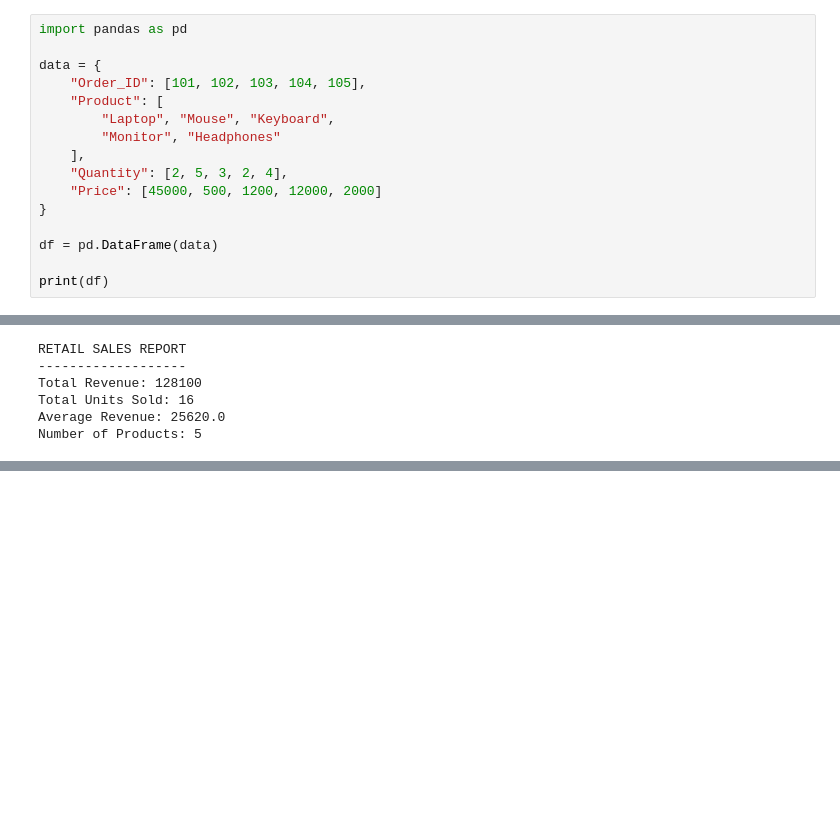
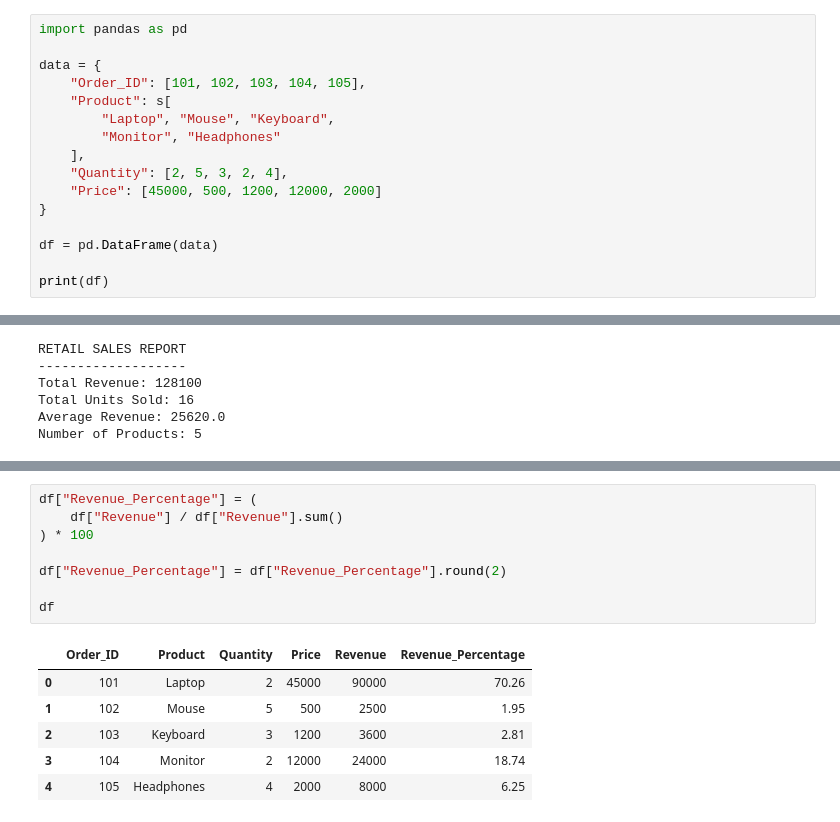
Before and after one commit to Gayu-paila123/data-analyst-portfolio, a Jupyter notebook: Retail_Sales_Analysis.ipynb, the cells around one changed output, grey strips where cells are left out. Saved outputs shown, nothing was run; the diff lists cells and outputs as text; blank space fills up the shorter version.

Commit message:
Add revenue percentage analysis

```diff
--- a/Retail_Sales_Analysis.ipynb
+++ b/Retail_Sales_Analysis.ipynb
@@ -13,7 +11,7 @@ import pandas as pd
 
 data = {
     "Order_ID": [101, 102, 103, 104, 105],
-    "Product": [
+    "Product": s[
         "Laptop", "Mouse", "Keyboard",
         "Monitor", "Headphones"
     ],
@@ -137,3 +137,18 @@ plt.xticks(rotation=45)
 plt.show()
 # %% [output]
 [figure]
+# %%
+df["Revenue_Percentage"] = (
+    df["Revenue"] / df["Revenue"].sum()
+) * 100
+
+df["Revenue_Percentage"] = df["Revenue_Percentage"].round(2)
+
+df
+# %% [output]
+|  | Order_ID | Product | Quantity | Price | Revenue | Revenue_Percentage |
+| 0 | 101 | Laptop | 2 | 45000 | 90000 | 70.26 |
+| 1 | 102 | Mouse | 5 | 500 | 2500 | 1.95 |
+| 2 | 103 | Keyboard | 3 | 1200 | 3600 | 2.81 |
+| 3 | 104 | Monitor | 2 | 12000 | 24000 | 18.74 |
+| 4 | 105 | Headphones | 4 | 2000 | 8000 | 6.25 |
```
Also changed, not shown: parts of 3 cells of this notebook.
